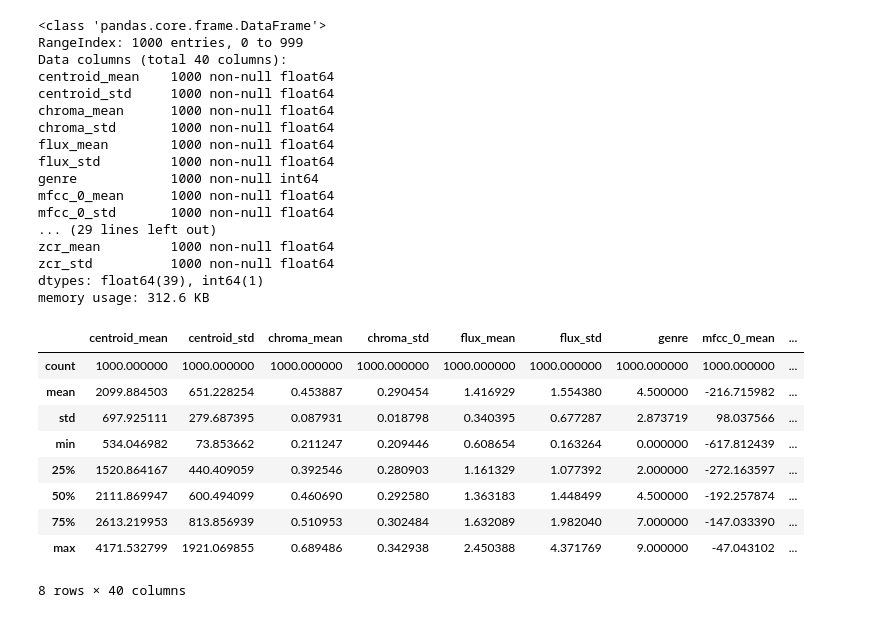
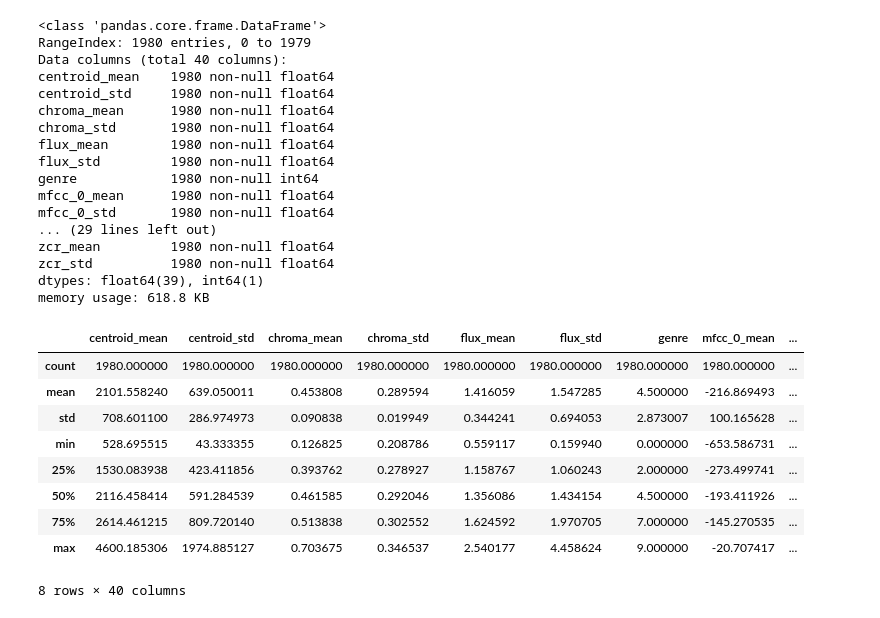
Before and after one commit to maxsanchezdp/final_project_data, a Jupyter notebook: feature_extraction.ipynb, the cells around one changed output. Drawn from its saved outputs; the diff is of its cells as text; code cells hidden in the pictures.

```diff
--- a/feature_extraction.ipynb
+++ b/feature_extraction.ipynb
@@ -94,4 +93,33 @@ def read_process_songs(src_dir, debug = True):
                 features['genre'] = genres[x]
                 arr_features.append(features)
     return arr_features
+# %%
+#Reading all audio files and calculating features for each of them.
+#This function generates a 2 rows for each song, separating each of them into 2 15s audio clips:
+
+def read_process_songs2(src_dir, debug = True):
+    arr_features = []
+
+    # Read files from the folders
+    for x,_ in genres.items():
+        folder = src_dir + x
+
+        for root, subdirs, files in os.walk(folder):
+            for file in files:
+                # Read the audio file
+                file_name = folder + "/" + file
+                signal1, sr1 = librosa.load(file_name,duration=15)
+                signal2, sr2 = librosa.load(file_name,offset=15)
+                samples=[(signal1,sr1),(signal2,sr2)]
+
+                # Debug process
+                if debug:
+                    print("Reading file: {}".format(file_name))
+
+                # Append the result to the data structure
+                for s in samples:
+                    features = get_features(s[0], s[1])
+                    features['genre'] = genres[x]
+                    arr_features.append(features)
+    return arr_features
 # %%
@@ -100,2 +128,5 @@ features = read_process_songs(audio_dir,debug=True)
+# %%
+# Get list of dicts with features and convert to dataframe (2 rows per song, each song split in half):
+features2 = read_process_songs2(audio_dir,debug=False)
 # %%
 #Convert to dataframe:
@@ -106,34 +186,36 @@ df_features.to_csv('./Features/features.csv', index=False)
+# %%
+df_features2=pd.DataFrame(features2)
 # %%
-df_features.info()
+df_features2.info()
 # %% [output]
 <class 'pandas.core.frame.DataFrame'>
-RangeIndex: 1000 entries, 0 to 999
+RangeIndex: 1980 entries, 0 to 1979
 Data columns (total 40 columns):
-centroid_mean    1000 non-null float64
-centroid_std     1000 non-null float64
-chroma_mean      1000 non-null float64
-chroma_std       1000 non-null float64
-flux_mean        1000 non-null float64
-flux_std         1000 non-null float64
-genre            1000 non-null int64
-mfcc_0_mean      1000 non-null float64
-mfcc_0_std       1000 non-null float64
+centroid_mean    1980 non-null float64
+centroid_std     1980 non-null float64
+chroma_mean      1980 non-null float64
+chroma_std       1980 non-null float64
+flux_mean        1980 non-null float64
+flux_std         1980 non-null float64
+genre            1980 non-null int64
+mfcc_0_mean      1980 non-null float64
+mfcc_0_std       1980 non-null float64
 ... (29 lines left out)
-zcr_mean         1000 non-null float64
-zcr_std          1000 non-null float64
+zcr_mean         1980 non-null float64
+zcr_std          1980 non-null float64
 dtypes: float64(39), int64(1)
-memory usage: 312.6 KB
+memory usage: 618.8 KB
 # %%
-df_features.describe()
+df_features2.describe()
 # %% [output]
 |  | centroid_mean | centroid_std | chroma_mean | chroma_std | flux_mean | flux_std | genre | mfcc_0_mean | ... |
-| count | 1000.000000 | 1000.000000 | 1000.000000 | 1000.000000 | 1000.000000 | 1000.000000 | 1000.000000 | 1000.000000 | ... |
-| mean | 2099.884503 | 651.228254 | 0.453887 | 0.290454 | 1.416929 | 1.554380 | 4.500000 | -216.715982 | ... |
-| std | 697.925111 | 279.687395 | 0.087931 | 0.018798 | 0.340395 | 0.677287 | 2.873719 | 98.037566 | ... |
-| min | 534.046982 | 73.853662 | 0.211247 | 0.209446 | 0.608654 | 0.163264 | 0.000000 | -617.812439 | ... |
-| 25% | 1520.864167 | 440.409059 | 0.392546 | 0.280903 | 1.161329 | 1.077392 | 2.000000 | -272.163597 | ... |
-| 50% | 2111.869947 | 600.494099 | 0.460690 | 0.292580 | 1.363183 | 1.448499 | 4.500000 | -192.257874 | ... |
-| 75% | 2613.219953 | 813.856939 | 0.510953 | 0.302484 | 1.632089 | 1.982040 | 7.000000 | -147.033390 | ... |
-| max | 4171.532799 | 1921.069855 | 0.689486 | 0.342938 | 2.450388 | 4.371769 | 9.000000 | -47.043102 | ... |
+| count | 1980.000000 | 1980.000000 | 1980.000000 | 1980.000000 | 1980.000000 | 1980.000000 | 1980.000000 | 1980.000000 | ... |
+| mean | 2101.558240 | 639.050011 | 0.453808 | 0.289594 | 1.416059 | 1.547285 | 4.500000 | -216.869493 | ... |
+| std | 708.601100 | 286.974973 | 0.090838 | 0.019949 | 0.344241 | 0.694053 | 2.873007 | 100.165628 | ... |
+| min | 528.695515 | 43.333355 | 0.126825 | 0.208786 | 0.559117 | 0.159940 | 0.000000 | -653.586731 | ... |
+| 25% | 1530.083938 | 423.411856 | 0.393762 | 0.278927 | 1.158767 | 1.060243 | 2.000000 | -273.499741 | ... |
+| 50% | 2116.458414 | 591.284539 | 0.461585 | 0.292046 | 1.356086 | 1.434154 | 4.500000 | -193.411926 | ... |
+| 75% | 2614.461215 | 809.720140 | 0.513838 | 0.302552 | 1.624592 | 1.970705 | 7.000000 | -145.270535 | ... |
+| max | 4600.185306 | 1974.885127 | 0.703675 | 0.346537 | 2.540177 | 4.458624 | 9.000000 | -20.707417 | ... |
 8 rows × 40 columns
 # %%
```
Also changed, not shown: parts of 11 cells of this notebook, 3 other files.
